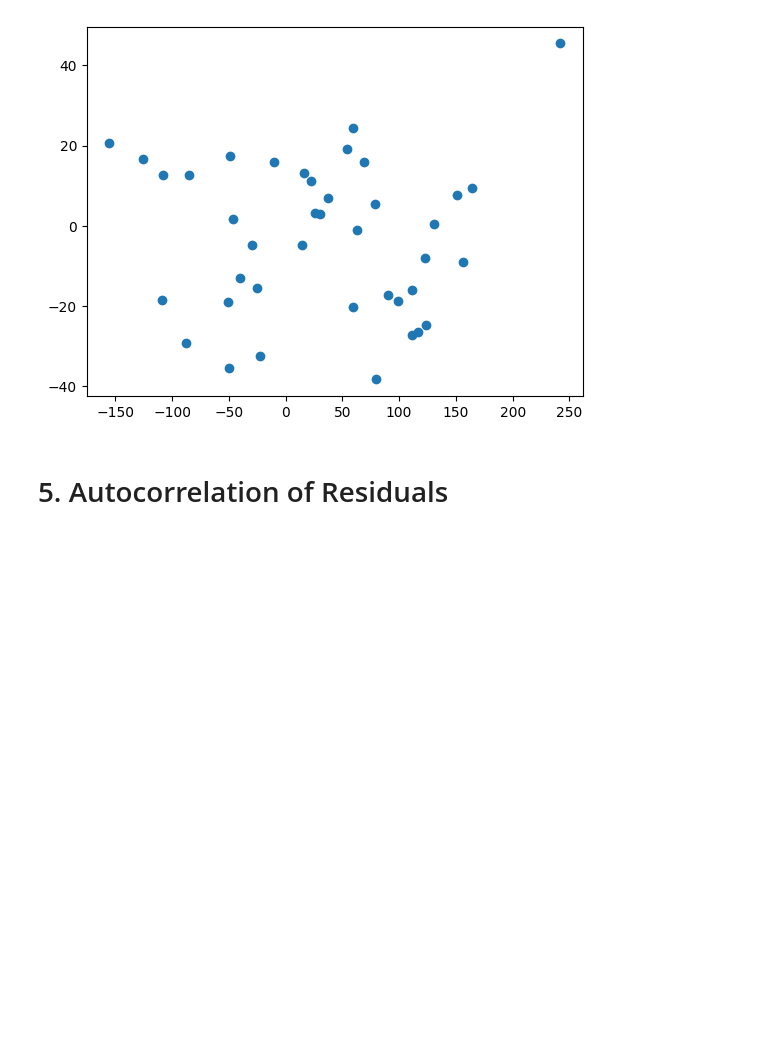
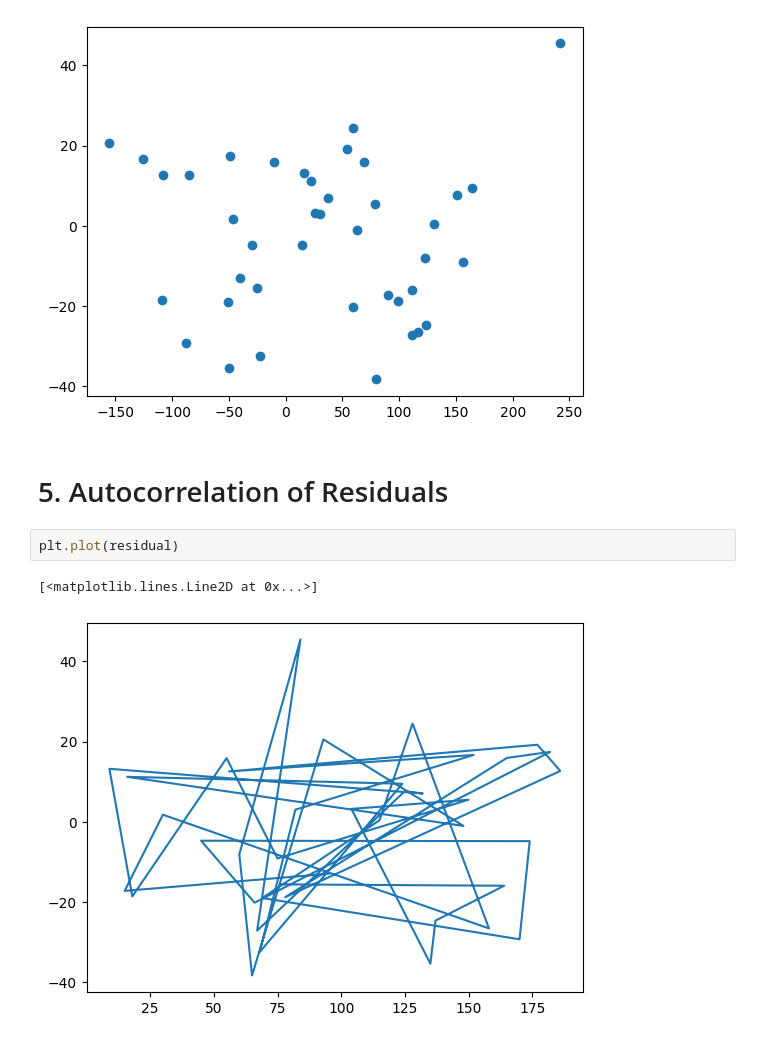
Before and after one commit to PralayeshMukherjee/Scikit_Learn, a Jupyter notebook: Algorithms/Linear Regression/assumptionsLinearRegression.ipynb, the cells around one changed output. Drawn from its saved outputs; the diff is of its cells as text; blank space fills up the shorter version.

Commit message:
plot the residual

```diff
--- a/Algorithms/Linear Regression/assumptionsLinearRegression.ipynb
+++ b/Algorithms/Linear Regression/assumptionsLinearRegression.ipynb
@@ -74,3 +74,8 @@ plt.scatter(lr.predict(x_test),residual)
 [figure]
 # %% [markdown]
 # 5. Autocorrelation of Residuals
+# %%
+plt.plot(residual)
+# %% [output]
+[<matplotlib.lines.Line2D at 0x...>]
+[figure, added]
```
